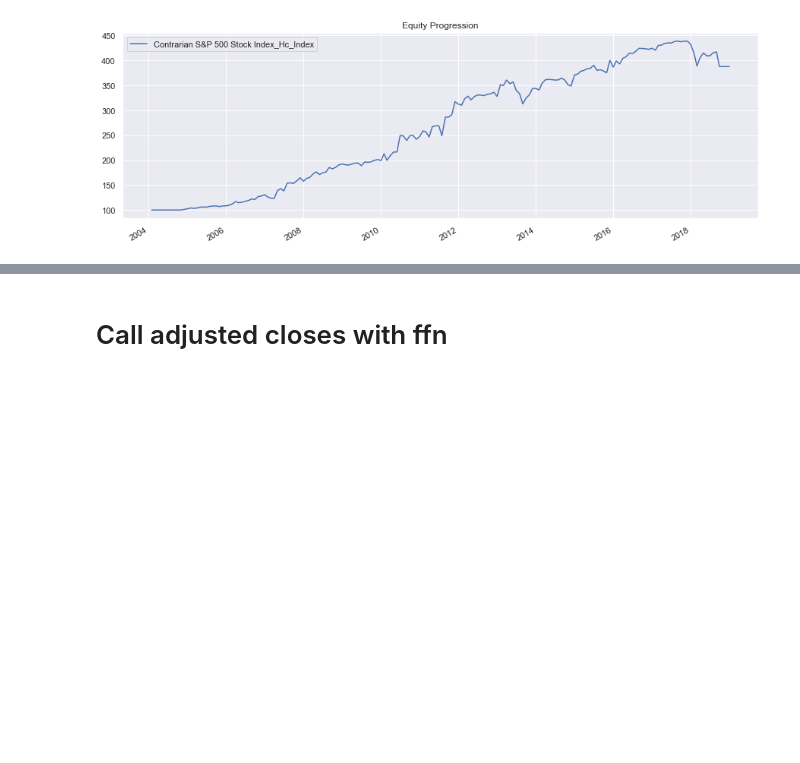
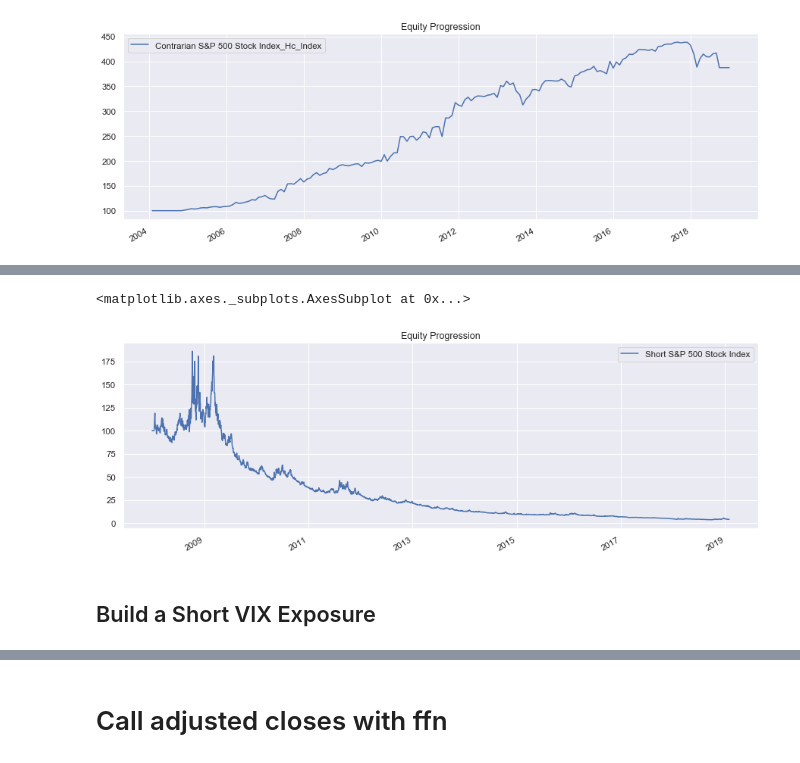
Before and after one commit to TMQR/SG_Discovery, a Jupyter notebook: PAM Portfolio Construction.ipynb, the cells around one changed output, grey strips where cells are left out. Saved outputs shown, nothing was run; the diff lists cells and outputs as text; code cells hidden in the pictures; blank space fills up the shorter version.

```diff
--- a/PAM Portfolio Construction.ipynb
+++ b/PAM Portfolio Construction.ipynb
@@ -176,8 +213,9 @@ tw[sma.isnull()] = 0.0
 
 
 
-prog_1_BH_strat = bt.Strategy('Contrarian S&P 500 Stock Index',
-                              [bt.algos.WeighTarget(tw),
+prog_1_BH_strat = bt.Strategy('PAM Contrarian S&P 500 Stock Index',
+                              [bt.algos.RunMonthly(),
+                                  bt.algos.WeighTarget(tw),
                                     bt.algos.Rebalance()])
 
 prog_1_t = bt.Backtest(prog_1_BH_strat, data)
@@ -214,0 +258,4 @@ Win 12m %            89.35%                                     73.96%
+# %%
+short_es  = es['2008':]
+sma = es['2008':].rolling(10).median()
+tw = sma['2008':].copy()
@@ -214,0 +284,13 @@ Win 12m %            89.35%                                     73.96%
+# %%
+
+# set appropriate target weights
+tw[short_es > sma] = -1.0
+tw[short_es <= sma] = -1.0
+tw[sma.isnull()] = 0.0
+# %%
+short_es_BH_strat = bt.Strategy('Short S&P 500 Stock Index',
+                              [bt.algos.WeighTarget(tw),
+                                    bt.algos.Rebalance()])
+
+short_es_BH_strat_t = bt.Backtest(short_es_BH_strat, short_es)
+short_es_BH_strat_res = bt.run(short_es_BH_strat_t)
@@ -214,0 +300,7 @@ Win 12m %            89.35%                                     73.96%
+# %%
+short_es_BH_strat_res.plot()
+# %% [output]
+<matplotlib.axes._subplots.AxesSubplot at 0x...>
+[figure, added]
+# %% [markdown]
+## Build a Short VIX Exposure
```
Also changed, not shown: parts of 70 cells of this notebook, 1 other file.
